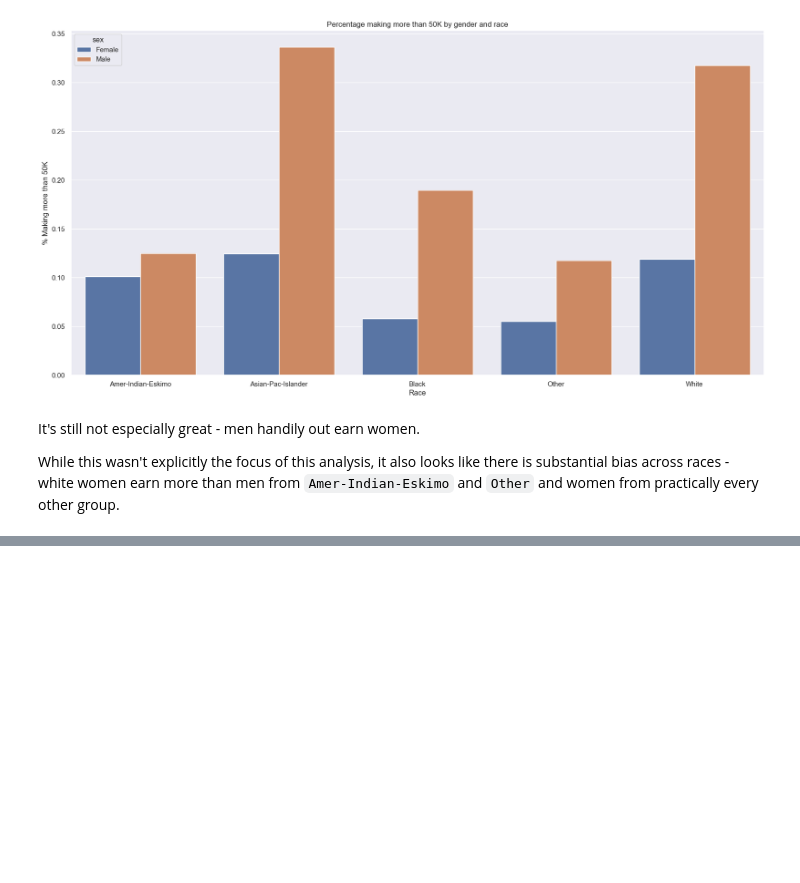
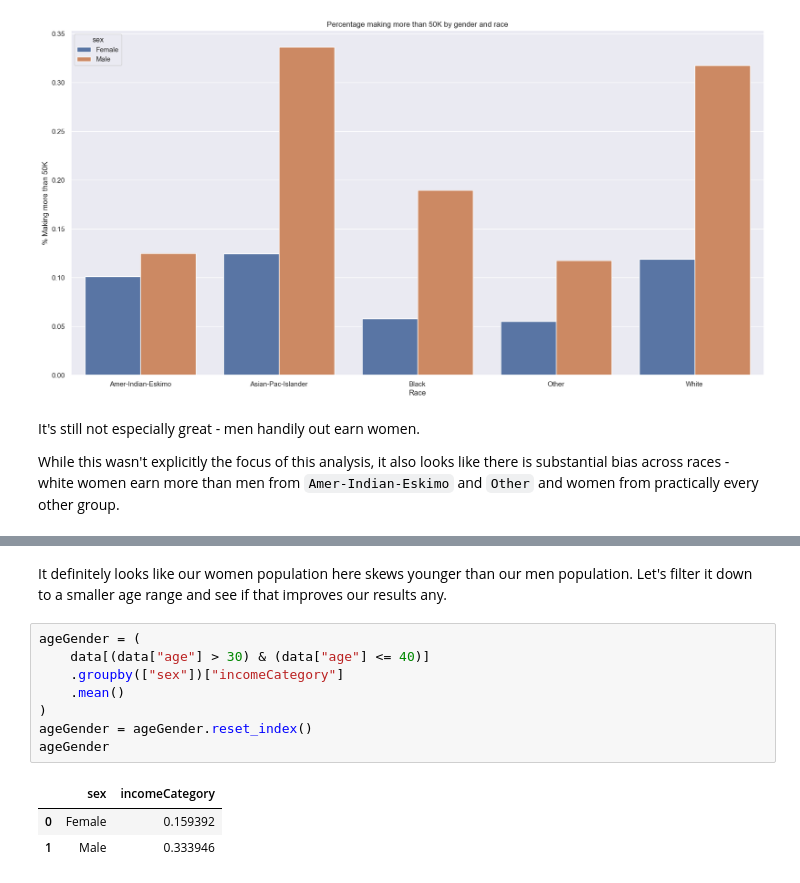
Before and after one commit to IMOsbo/DATA6550-Bias, a Jupyter notebook: Code/Osborne/Project-Code-Osborne.ipynb, the cells around one changed output, grey strips where cells are left out. Drawn from its saved outputs; the diff is of its cells as text; blank space fills up the shorter version.

```diff
--- a/Code/Osborne/Project-Code-Osborne.ipynb
+++ b/Code/Osborne/Project-Code-Osborne.ipynb
@@ -394,0 +406,14 @@ While this wasn't explicitly the focus of this analysis, it also looks like ther
+# %% [markdown]
+It definitely looks like our women population here skews younger than our men population. Let's filter it down to a smaller age range and see if that improves our results any.
+# %%
+ageGender = (
+    data[(data["age"] > 30) & (data["age"] <= 40)]
+    .groupby(["sex"])["incomeCategory"]
+    .mean()
+)
+ageGender = ageGender.reset_index()
+ageGender
+# %% [output]
+|  | sex | incomeCategory |
+| 0 | Female | 0.159392 |
+| 1 | Male | 0.333946 |
```
Also changed, not shown: parts of 6 cells of this notebook.
